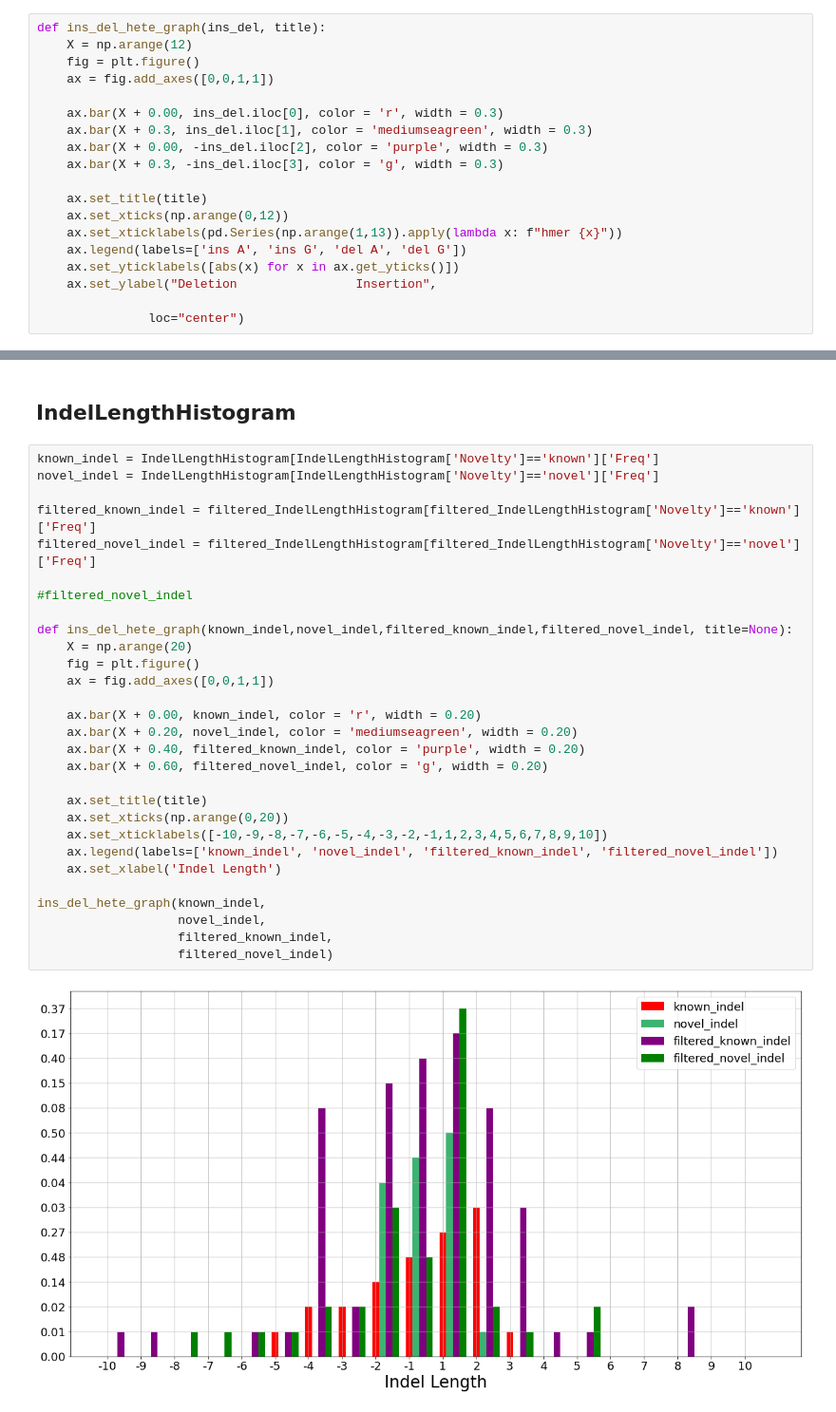
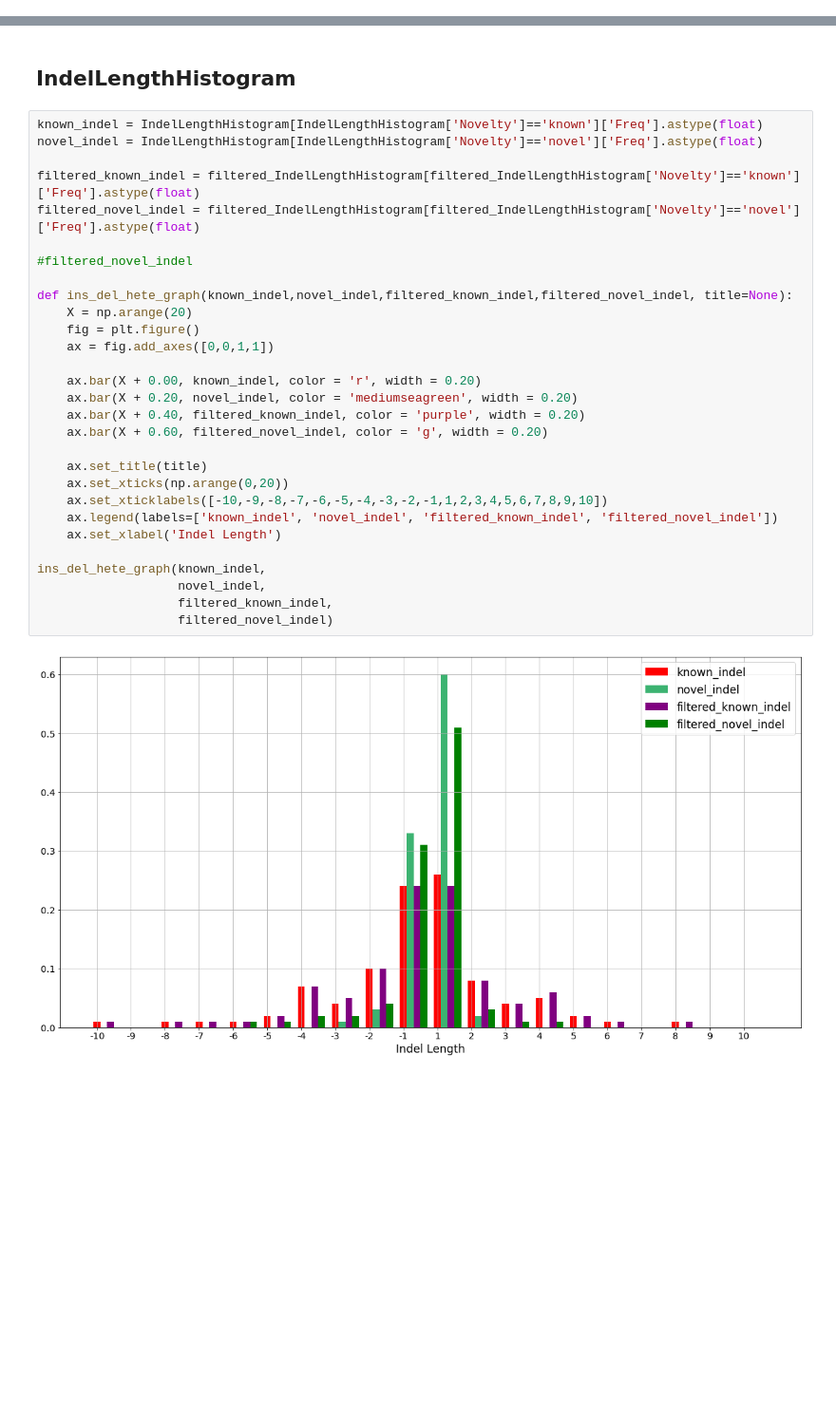
Before and after one commit to Ultimagen/VariantCalling, a Jupyter notebook: src/python/reports/report_wo_gt.ipynb, the cells around one changed output, grey strips where cells are left out. Shown at 95% size. Saved outputs shown, nothing was run; the diff lists cells and outputs as text; blank space fills up the shorter version.

```diff
--- a/src/python/reports/report_wo_gt.ipynb
+++ b/src/python/reports/report_wo_gt.ipynb
@@ -168,19 +220,0 @@ ins_del_homo.columns = pd.Series(ins_del_homo.columns).apply(lambda x: f"h-mer {
-# %%
-def ins_del_hete_graph(ins_del, title):
-    X = np.arange(12)
-    fig = plt.figure()
-    ax = fig.add_axes([0,0,1,1])
-
-    ax.bar(X + 0.00, ins_del.iloc[0], color = 'r', width = 0.3)
-    ax.bar(X + 0.3, ins_del.iloc[1], color = 'mediumseagreen', width = 0.3)
-    ax.bar(X + 0.00, -ins_del.iloc[2], color = 'purple', width = 0.3)
-    ax.bar(X + 0.3, -ins_del.iloc[3], color = 'g', width = 0.3)
-
-    ax.set_title(title)
-    ax.set_xticks(np.arange(0,12))
-    ax.set_xticklabels(pd.Series(np.arange(1,13)).apply(lambda x: f"hmer {x}"))
-    ax.legend(labels=['ins A', 'ins G', 'del A', 'del G'])
-    ax.set_yticklabels([abs(x) for x in ax.get_yticks()])
-    ax.set_ylabel("Deletion                Insertion",
-
-               loc="center")
@@ -464,33 +475,33 @@ merged_df
 # %% [markdown]
 ## IndelLengthHistogram
 # %%
-known_indel = IndelLengthHistogram[IndelLengthHistogram['Novelty']=='known']['Freq']
-novel_indel = IndelLengthHistogram[IndelLengthHistogram['Novelty']=='novel']['Freq']
+known_indel = IndelLengthHistogram[IndelLengthHistogram['Novelty']=='known']['Freq'].astype(float)
+novel_indel = IndelLengthHistogram[IndelLengthHistogram['Novelty']=='novel']['Freq'].astype(float)
 
-filtered_known_indel = filtered_IndelLengthHistogram[filtered_IndelLengthHistogram['Novelty']=='known']['Freq']
-filtered_novel_indel = filtered_IndelLengthHistogram[filtered_IndelLengthHistogram['Novelty']=='novel']['Freq']
+filtered_known_indel = filtered_IndelLengthHistogram[filtered_IndelLengthHistogram['Novelty']=='known']['Freq'].astype(float)
+filtered_novel_indel = filtered_IndelLengthHistogram[filtered_IndelLengthHistogram['Novelty']=='novel']['Freq'].astype(float)
 
 #filtered_novel_indel
 
 def ins_del_hete_graph(known_indel,novel_indel,filtered_known_indel,filtered_novel_indel, title=None):
     X = np.arange(20)
     fig = plt.figure()
     ax = fig.add_axes([0,0,1,1])
 
     ax.bar(X + 0.00, known_indel, color = 'r', width = 0.20)
     ax.bar(X + 0.20, novel_indel, color = 'mediumseagreen', width = 0.20)
     ax.bar(X + 0.40, filtered_known_indel, color = 'purple', width = 0.20)
     ax.bar(X + 0.60, filtered_novel_indel, color = 'g', width = 0.20)
 
     ax.set_title(title)
     ax.set_xticks(np.arange(0,20))
     ax.set_xticklabels([-10,-9,-8,-7,-6,-5,-4,-3,-2,-1,1,2,3,4,5,6,7,8,9,10])
     ax.legend(labels=['known_indel', 'novel_indel', 'filtered_known_indel', 'filtered_novel_indel'])
     ax.set_xlabel('Indel Length')
 
 ins_del_hete_graph(known_indel,
                    novel_indel,
                    filtered_known_indel,
                    filtered_novel_indel)
 # %% [output]
-[figure, old version]
+[figure, new version]
```
Also changed, not shown: parts of 44 cells of this notebook, 3 other files.
